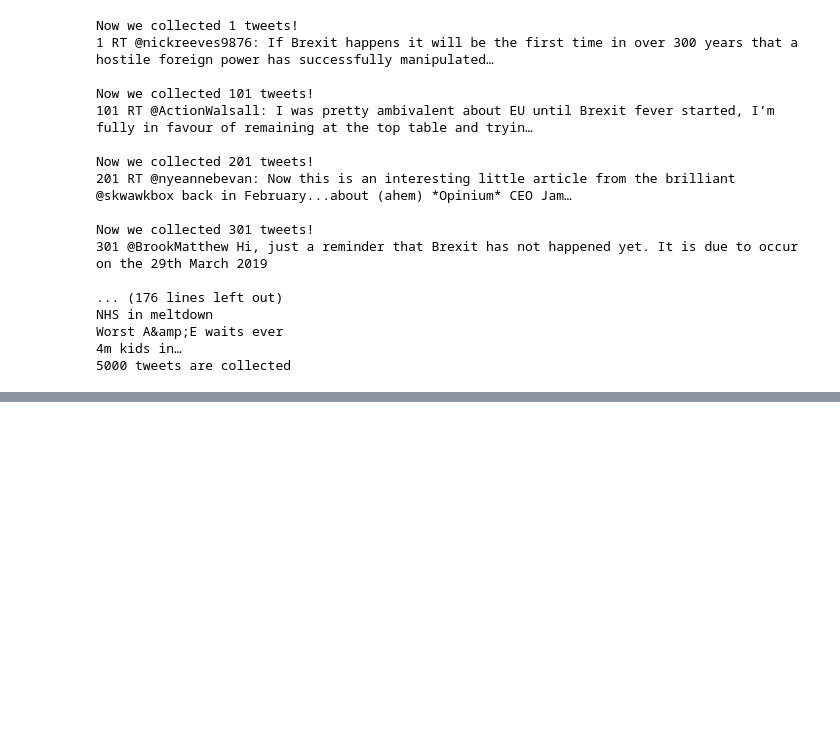
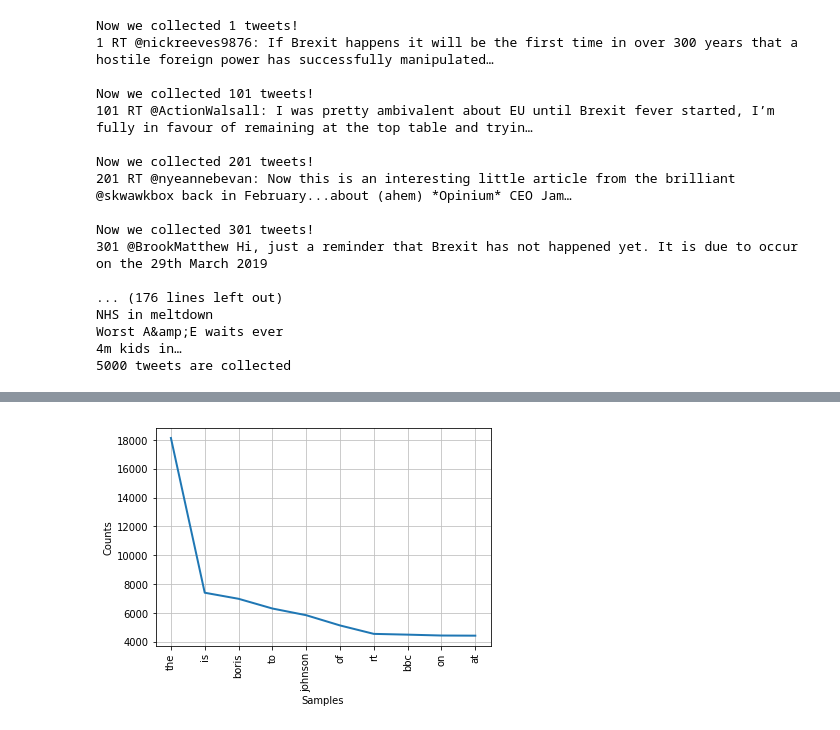
Before and after one commit to Samuel-Yanming-Chan/twitter_stream_nlp, a Jupyter notebook: Super_Cool_Communication.ipynb, the cells around one changed output, grey strips where cells are left out. Saved outputs shown, nothing was run; the diff lists cells and outputs as text; code cells hidden in the pictures; blank space fills up the shorter version.

```diff
--- a/Super_Cool_Communication.ipynb
+++ b/Super_Cool_Communication.ipynb
@@ -158,0 +193,11 @@ brex_data[x]['entities']['hashtags']
+# %%
+bj_words =[]
+bj_stopwords = []
+
+for tweet in tweet_list_boris_johnson:
+    for text in tweet:
+        bj_words += text.lower().split()
+
+for words in bj_words:
+    if words not in stopwords and len(words) > 1:
+        bj_stopwords.append(words)
@@ -158,0 +218,6 @@ brex_data[x]['entities']['hashtags']
+# %%
+# Boris Johnson word frequency with stopwords
+freq = nltk.FreqDist(bj_words)
+freq.plot(10)
+# %% [output]
+[figure, added]
```
Also changed, not shown: parts of 25 cells of this notebook.
